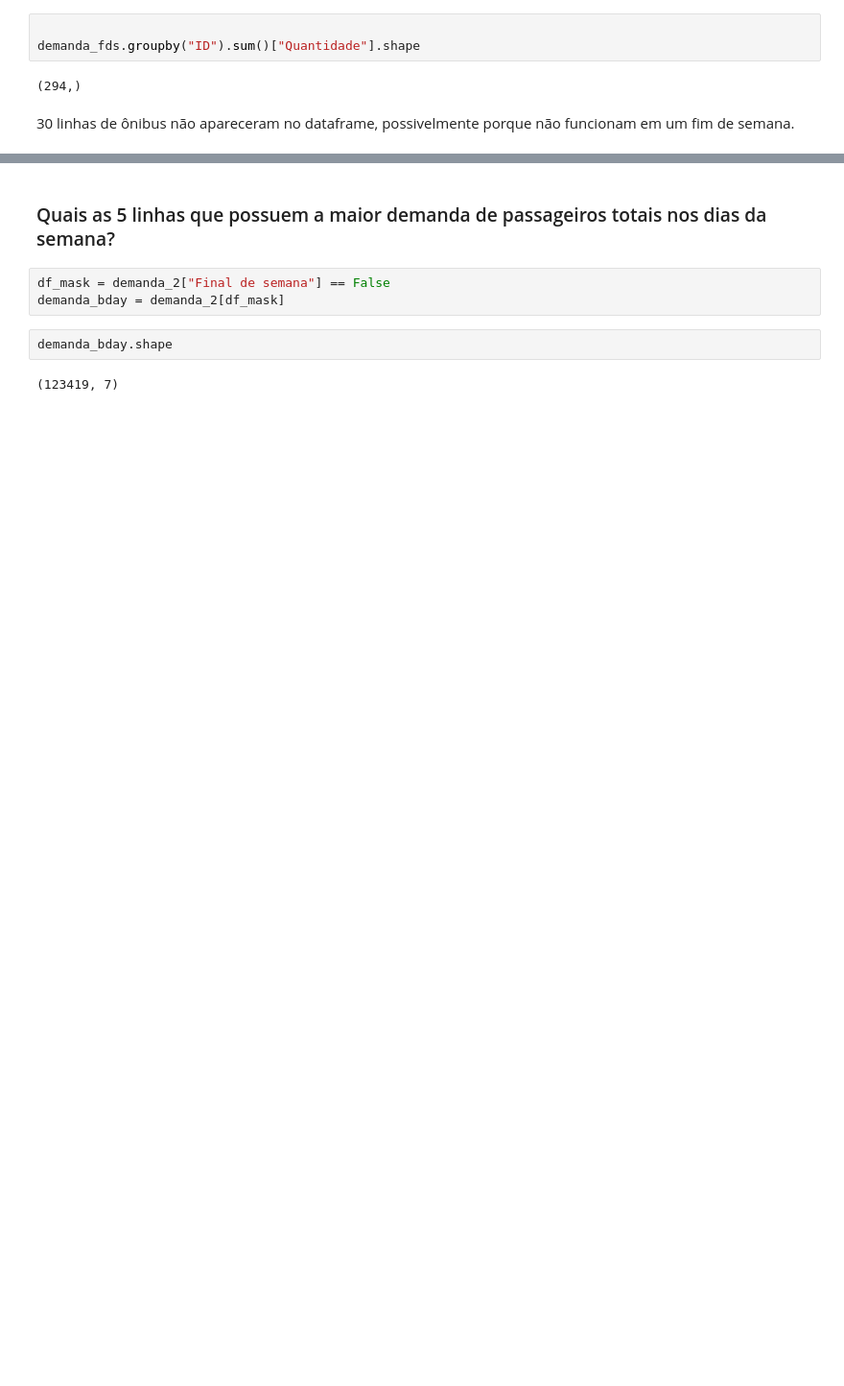
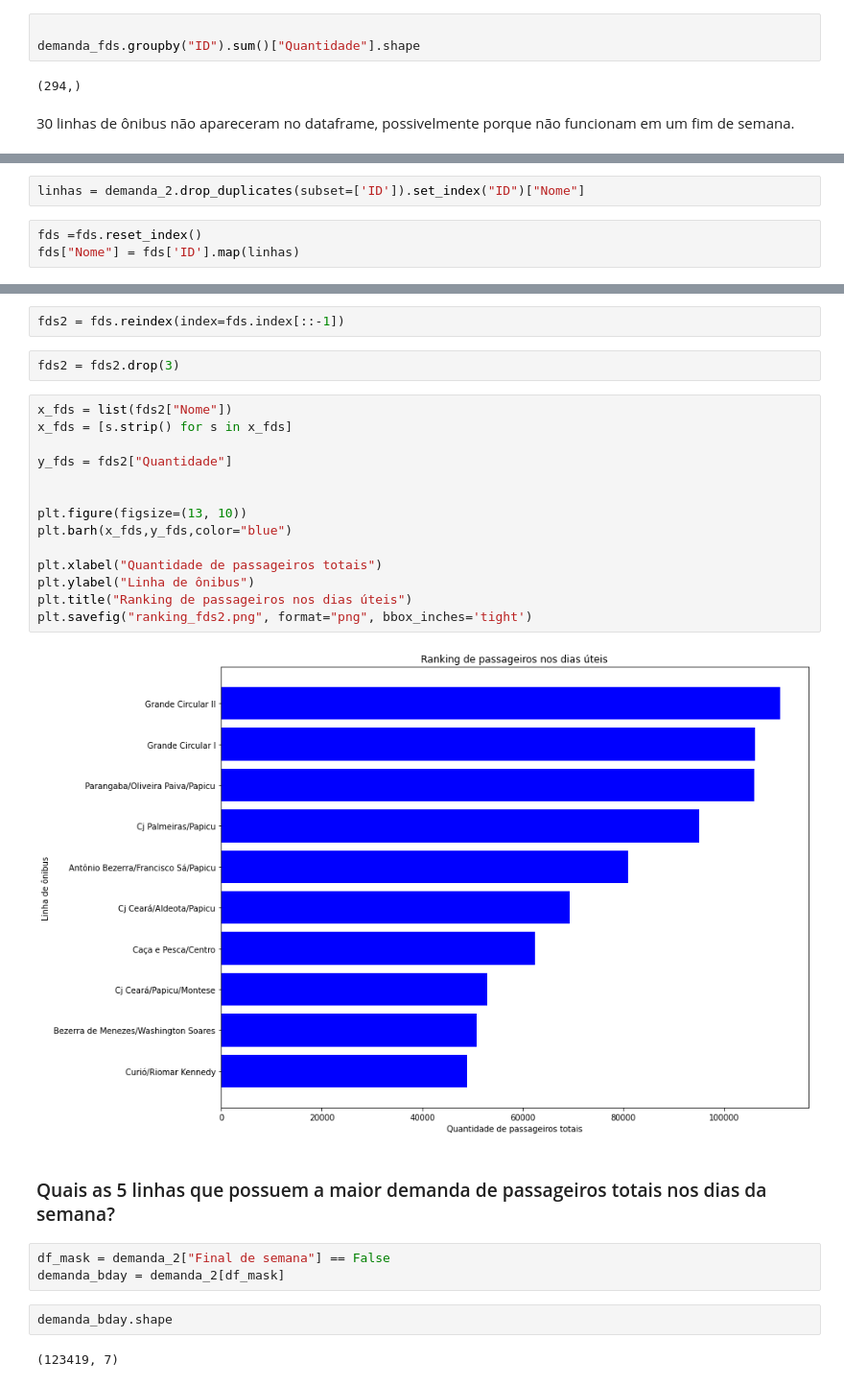
Before and after one commit to candidobri2/datasetonibus, a Jupyter notebook: Análise_onibus_fortaleza.ipynb, the cells around one changed output, grey strips where cells are left out. Shown at 96% size. Drawn from its saved outputs; the diff is of its cells as text; blank space fills up the shorter version.

```diff
--- a/Análise_onibus_fortaleza.ipynb
+++ b/Análise_onibus_fortaleza.ipynb
@@ -600,0 +614,5 @@ demanda_fds.loc[demanda_fds["ID"]==42]
+# %%
+linhas = demanda_2.drop_duplicates(subset=['ID']).set_index("ID")["Nome"]
+# %%
+fds =fds.reset_index()
+fds["Nome"] = fds['ID'].map(linhas)
@@ -601,3 +634,23 @@ demanda_fds.loc[demanda_fds["ID"]==42]
+# %%
+fds2 = fds.reindex(index=fds.index[::-1])
+# %%
+fds2 = fds2.drop(3)
+# %%
+x_fds = list(fds2["Nome"])
+x_fds = [s.strip() for s in x_fds]
+
+y_fds = fds2["Quantidade"]
+
+
+plt.figure(figsize=(13, 10))
+plt.barh(x_fds,y_fds,color="blue")
+
+plt.xlabel("Quantidade de passageiros totais")
+plt.ylabel("Linha de ônibus")
+plt.title("Ranking de passageiros nos dias úteis")
+plt.savefig("ranking_fds2.png", format="png", bbox_inches='tight')
+# %% [output]
+[figure, added]
 # %% [markdown]
 ### Quais as 5 linhas que possuem a maior demanda de passageiros totais nos dias da semana?
 # %%
```
Also changed, not shown: parts of 210 cells of this notebook.
